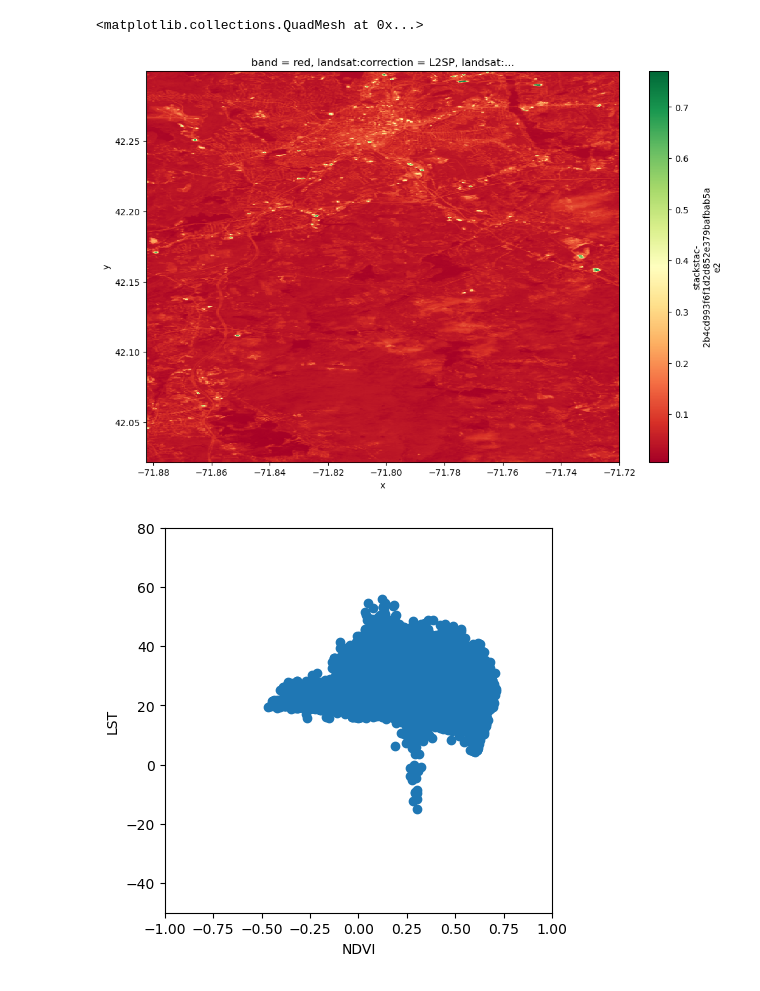
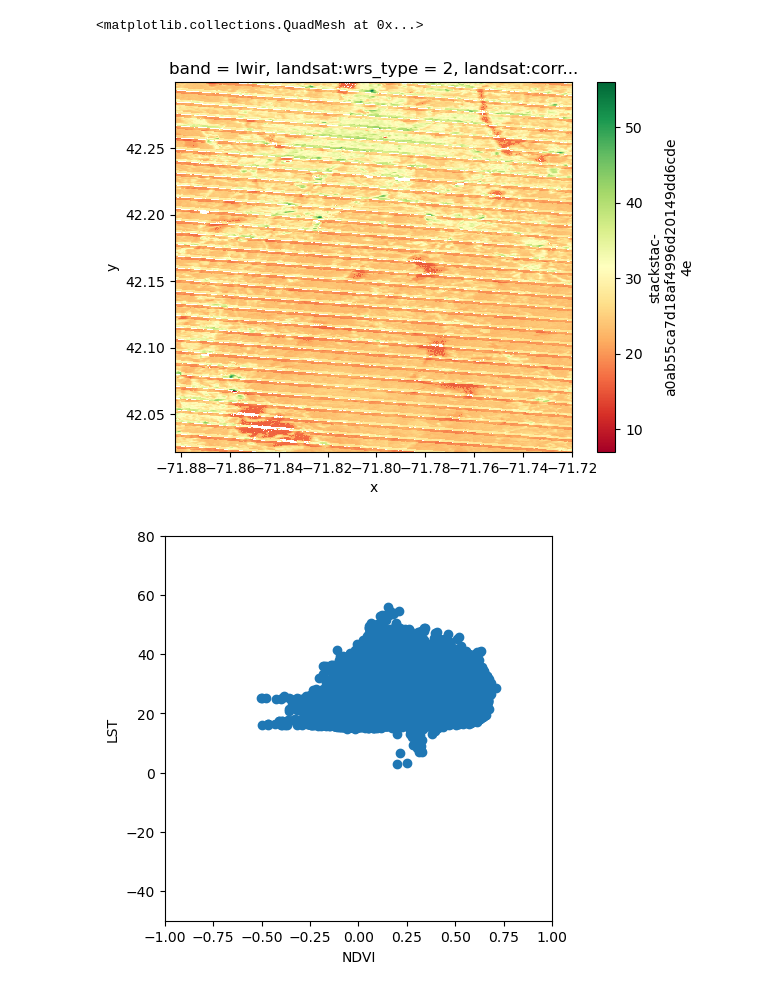
Before and after one commit to tannerhonnef/geog313-final-project, a Jupyter notebook: dataAcquisition.ipynb, the cells around one changed output. Saved outputs shown, nothing was run; the diff lists cells and outputs as text; code cells hidden in the pictures.

```diff
--- a/dataAcquisition.ipynb
+++ b/dataAcquisition.ipynb
@@ -20,5 +21,5 @@ client
 # %%
 bbox = (-71.882047, 42.0215975, -71.72, 42.299624)
-start = ['2023-01-01']
-end = ['2024-01-01']
+start = '2023-01-01'
+end = '2024-01-01'
 year = 2023
@@ -29,7 +142,7 @@ catalog = pystac_client.Client.open(
 search = catalog.search(
     collections = ['landsat-c2-l2'],
     bbox = bbox,
-    query=["eo:cloud_cover<5"],
+    query=["eo:cloud_cover<10"],
     datetime = start[0] + "/" + end[0]
 )
 items = search.get_all_items()
@@ -43,4 +156,4 @@ for item in items:
 dict_keys(['qa', 'ang', 'red', 'blue', 'drad', 'emis', 'emsd', 'trad', 'urad', 'atran', 'cdist', 'green', 'nir08', 'lwir11', 'swir16', 'swir22', 'coastal', 'mtl.txt', 'mtl.xml', 'mtl.json', 'qa_pixel' ...
 # %%
-stack = stackstac.stack(items, assets=["swir16", "red", "lwir"], epsg = 4326, bounds_latlon=bbox)
+stack = stackstac.stack(items, assets=["nir08", "red", "lwir", "qa_pixel"], epsg = 4326, bounds_latlon=bbox)
 #stack = stackstac.stack(items, assets=["nir08", "red", "lwir"], epsg = 4326, bounds_latlon=bbox)
@@ -47,7 +172,7 @@ stack = stackstac.stack(items, assets=["swir16", "red", "lwir"], epsg = 4326, bo
 # %%
-B3 = stack.sel(band = "red")
-B4 = stack.sel(band = "swir16")
-LST = stack.sel(band = "lwir")
+B3 = stackNoClouds.sel(band = "red")
+B4 = stackNoClouds.sel(band = "nir08")
+LST = stackNoClouds.sel(band = "lwir")
 B3 = B3.where(B3 > 0, np.nan)
 B4 = B4.where(B4 > 0, np.nan)
 ndvi = (B4 - B3) / (B4 + B3)
@@ -64,10 +189,10 @@ ndvi = (B4 - B3) / (B4 + B3)
 # LST_min = LST.min().compute().item()  # Get the minimum NDVI value
 # LST_max = LST.max().compute().item()  # Get the maximum NDVI value
 
-print(f"NDVI range: {ndvi_min:.4f} to {ndvi_max:.4f}")
-print(f"Red range: {red_min:.4f} to {red_max:.4f}")
-print(f"Swir16 range: {swir16_min:.4f} to {swir16_max:.4f}")
-print(f"Temp range: {LST_min:.4f} to {LST_max:.4f}")
+# print(f"NDVI range: {ndvi_min:.4f} to {ndvi_max:.4f}")
+# print(f"Red range: {red_min:.4f} to {red_max:.4f}")
+# print(f"Swir16 range: {swir16_min:.4f} to {swir16_max:.4f}")
+# print(f"Temp range: {LST_min:.4f} to {LST_max:.4f}")
 
 springNdvi = ndvi.sel(time=slice(f"{year}-03-21", f"{year}-06-21"))
 summerNdvi = ndvi.sel(time=slice(f"{year}-06-21", f"{year}-09-23"))
@@ -91,9 +216,16 @@ avgFallLST = fallLST.mean(dim=["time"], skipna=True)
 avgSpringLST = springLST.mean(dim=["time"], skipna=True)
 avgSummerLST = summerLST.mean(dim=["time"], skipna=True)
 
-print(len(ndvi))
-print(len(springNdvi))
-print(len(fallNdvi))
-print(len(winterNdvi1))
-print(len(winterNdvi2))
-print(len(summerNdvi))
+# print(len(ndvi))
+# print(len(springNdvi))
+# print(len(fallNdvi))
+# print(len(fallLST))
+# print(len(winterNdvi1))
+# print(len(winterNdvi2))
+# print(len(summerNdvi))
+# print((avgFallLST))
+# print((avgSummerLST))
+# print((avgFallNdvi))
+# print((avgSummerNdvi))
+# avgSummerNdvi.head()
+# print(B3)
@@ -111,20 +237,19 @@ Temp range: 254.2716 to 329.2254
 # %%
-B3avg = B3.mean(dim=["time"], skipna=True)
-B3avg.plot(cmap='RdYlGn')
+avgSpringLST.plot(cmap='RdYlGn')
 # %% [output]
 <matplotlib.collections.QuadMesh at 0x...>
-[figure, old version]
+[figure, new version]
 # %%
 plt.rcParams['figure.figsize'] = (12,8)
 plt.figure(figsize = (5, 5))
-plt.scatter(x=avgNdvi, y=avgLst)
+plt.scatter(x=avgSpringNdvi, y=avgSpringLST)
 plt.xlabel("NDVI")
 plt.ylabel("LST")
 plt.ylim(-50,80)
 plt.xlim(-1,1)
 plt.show()
 # %% [output]
-[figure, old version]
+[figure, new version]
 # %%
 def removeExtraneous(ndvi):
     reducedNdvi = ndvi.where((ndvi >= -1) & (ndvi <= 1))
```
Also changed, not shown: parts of 18 cells of this notebook.
